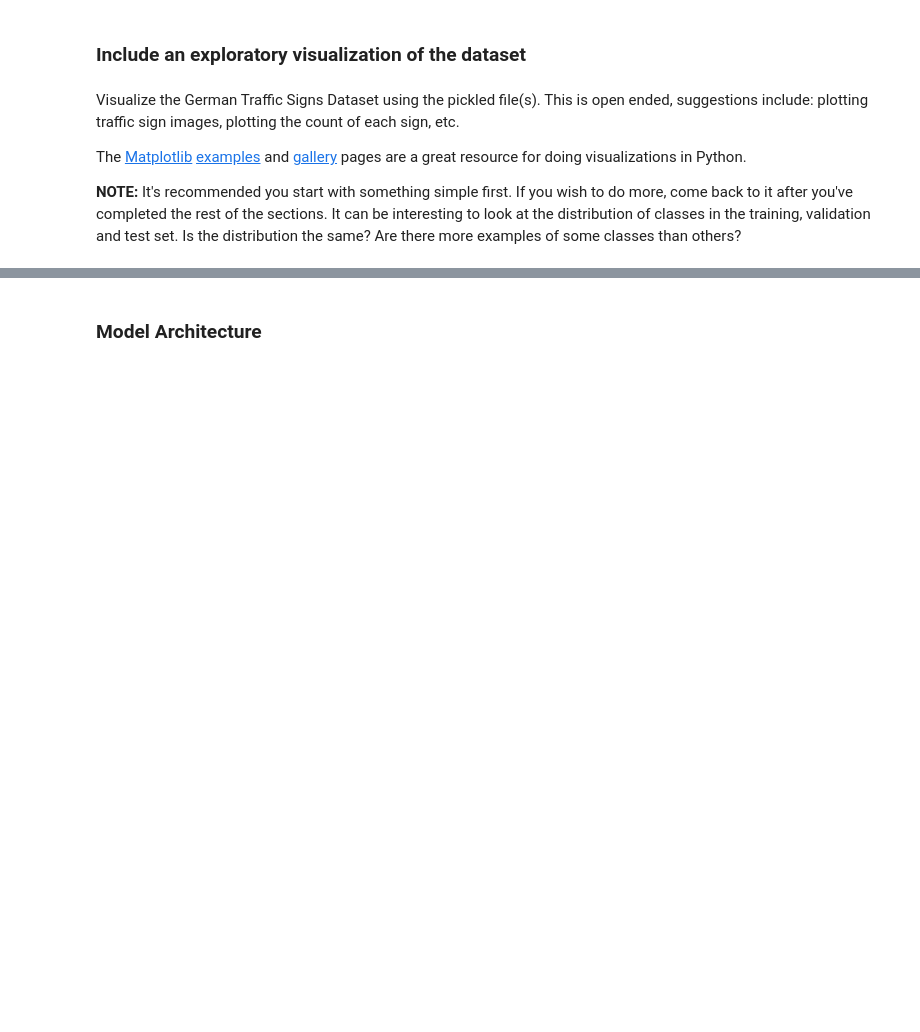
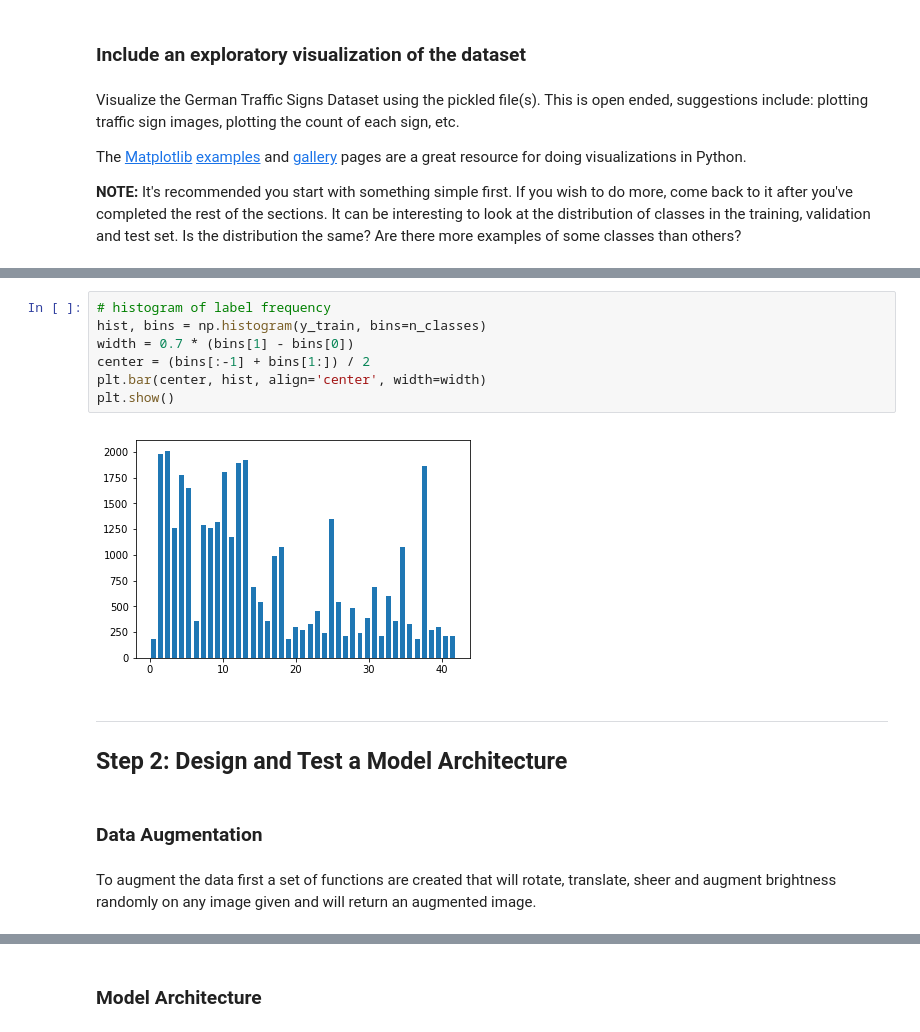
Before and after one commit to Ridhwanluthra/CarND-Traffic-Sign-Classifier-Project, a Jupyter notebook: Traffic_Sign_Classifier.ipynb, the cells around one changed output, grey strips where cells are left out. Saved outputs shown, nothing was run; the diff lists cells and outputs as text; blank space fills up the shorter version.

```diff
--- a/Traffic_Sign_Classifier.ipynb
+++ b/Traffic_Sign_Classifier.ipynb
@@ -305,0 +100,17 @@ Use the code cell (or multiple code cells, if necessary) to implement the first
+# %%
+# histogram of label frequency
+hist, bins = np.histogram(y_train, bins=n_classes)
+width = 0.7 * (bins[1] - bins[0])
+center = (bins[:-1] + bins[1:]) / 2
+plt.bar(center, hist, align='center', width=width)
+plt.show()
+# %% [output]
+[figure, added]
+# %% [markdown]
+----
+
+## Step 2: Design and Test a Model Architecture
+# %% [markdown]
+### Data Augmentation
+# %% [markdown]
+To augment the data first a set of functions are created that will rotate, translate, sheer and augment brightness randomly on any image given and will return an augmented image.
```
Also changed, not shown: parts of 40 cells of this notebook, 14 other files.
